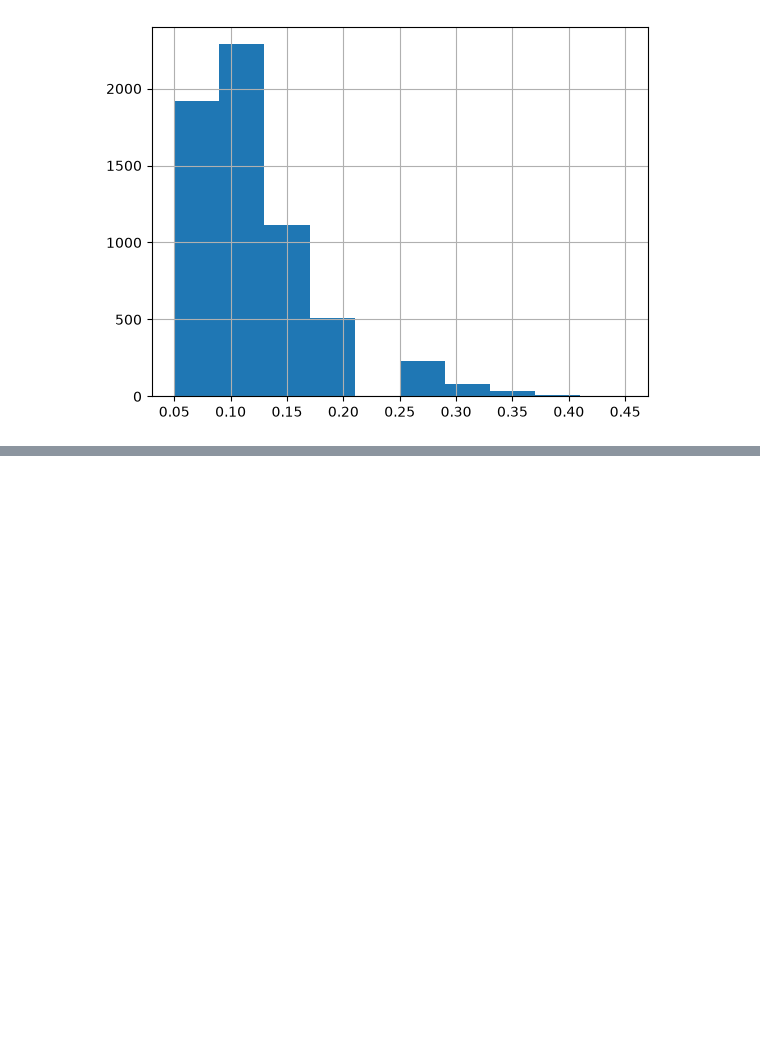
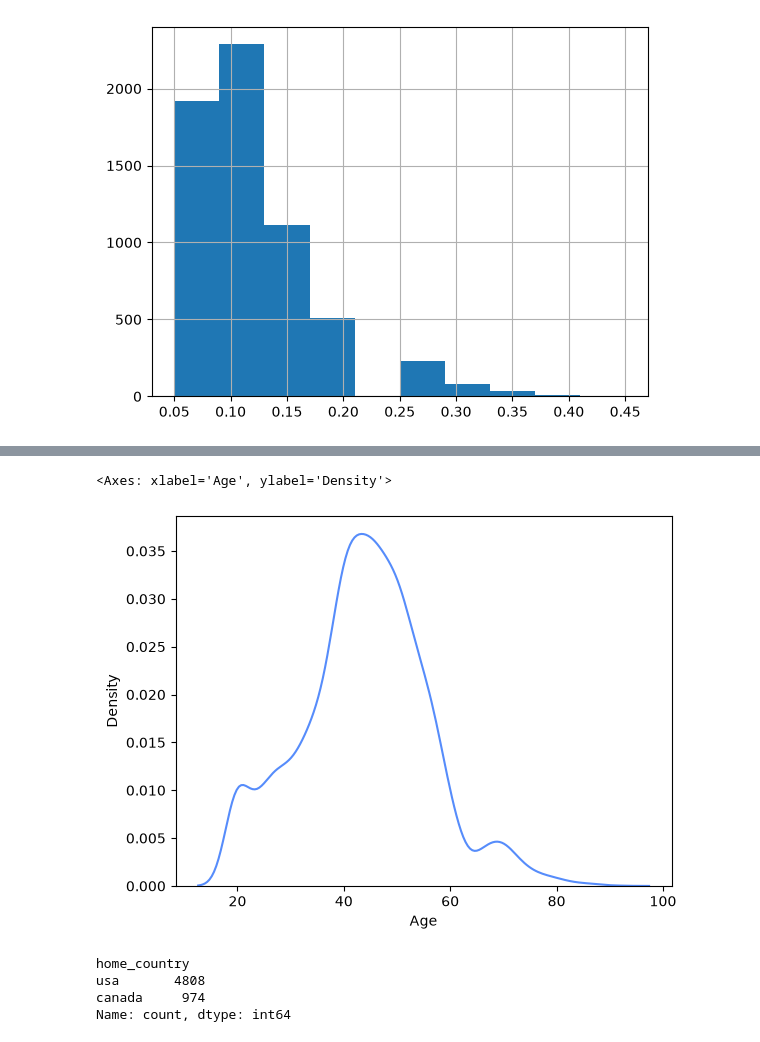
Before and after one commit to anuar-masterschool/TravelTideJul, a Jupyter notebook: EDA.ipynb, the cells around one changed output, grey strips where cells are left out. Saved outputs shown, nothing was run; the diff lists cells and outputs as text; code cells hidden in the pictures; blank space fills up the shorter version.

```diff
--- a/EDA.ipynb
+++ b/EDA.ipynb
@@ -153,0 +211,12 @@ sessions["hotel_discount_amount"].hist()
+# %%
+sns.kdeplot(users,x="Age")
+# %% [output]
+<Axes: xlabel='Age', ylabel='Density'>
+[figure, added]
+# %%
+users["home_country"].value_counts()
+# %% [output]
+home_country
+usa       4808
+canada     974
+Name: count, dtype: int64
```
Also changed, not shown: parts of 43 cells of this notebook.
